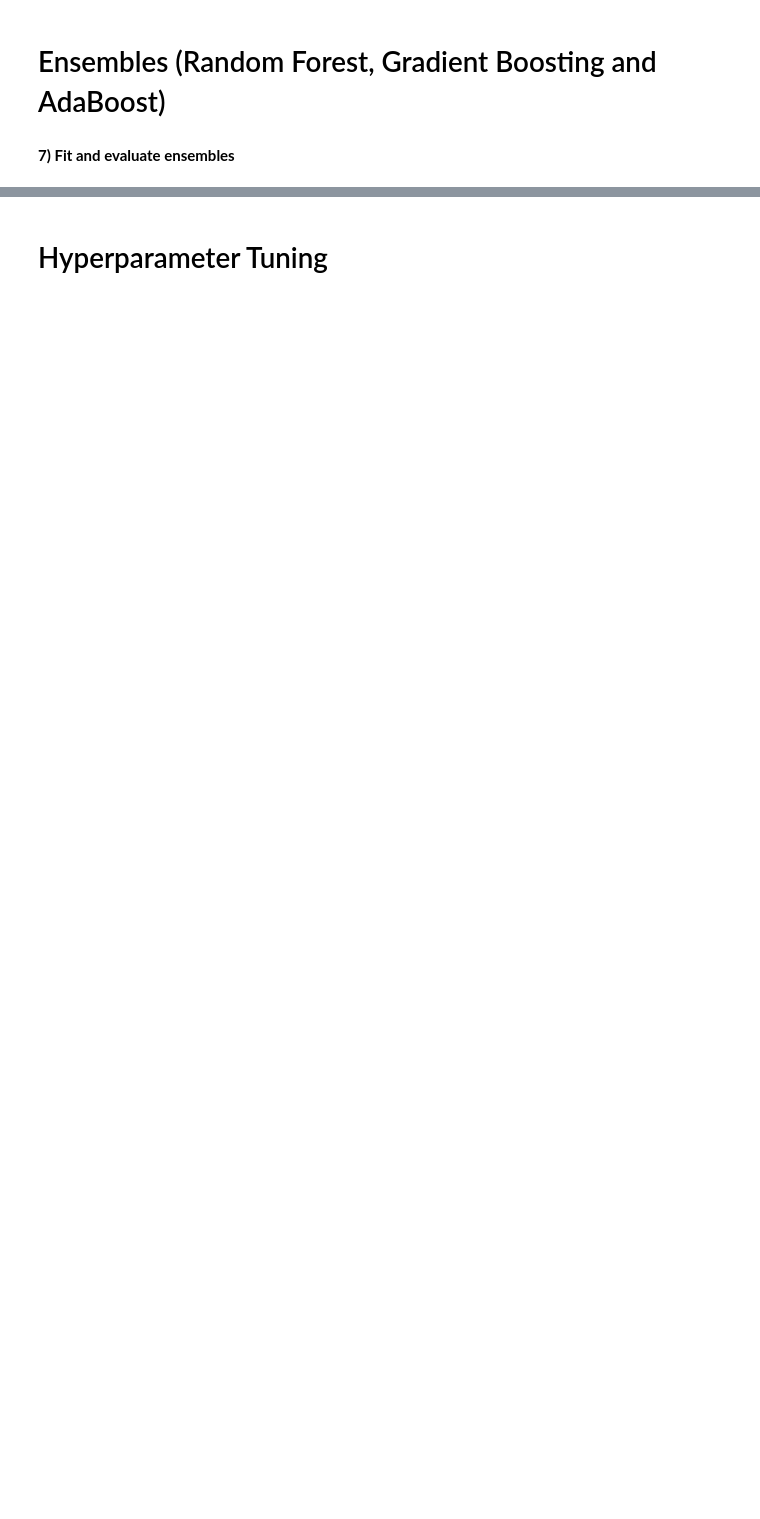
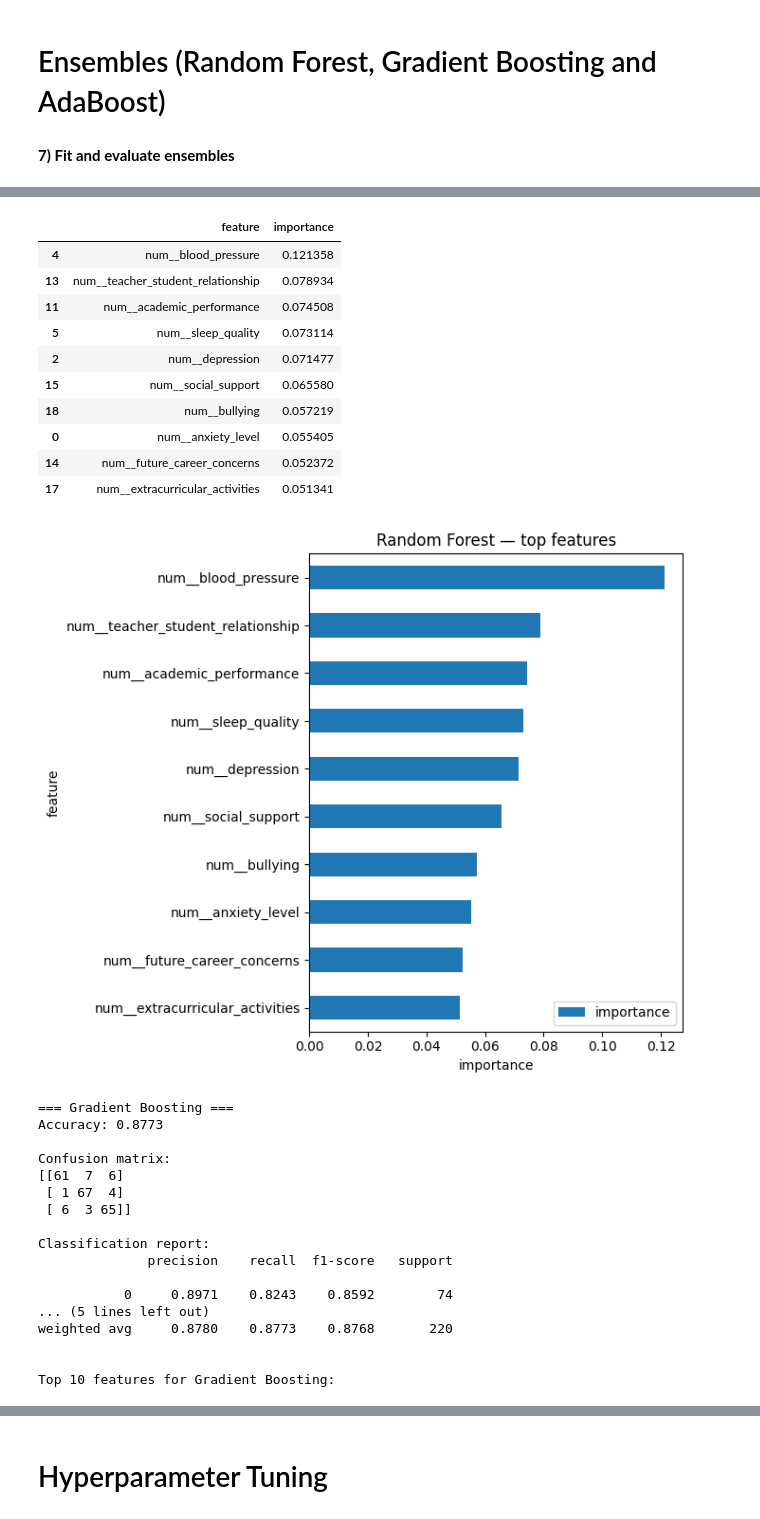
Before and after one commit to luispabloaiello-da/final_project, a Jupyter notebook: notebooks/_main_model_training.ipynb, the cells around one changed output, grey strips where cells are left out. Cells and saved outputs as stored; diff of their text form; code cells hidden in the pictures; blank space fills up the shorter version.

```diff
--- a/notebooks/_main_model_training.ipynb
+++ b/notebooks/_main_model_training.ipynb
@@ -249,12 +296,40 @@ weighted avg     0.8600    0.8591    0.8591       220
 # %% [markdown]
 **7) Fit and evaluate ensembles**
 # %%
-rf = Pipeline([('prep', preprocess), ('model', RandomForestClassifier(n_estimators=200, random_state=42))])
-gb = Pipeline([('prep', preprocess), ('model', GradientBoostingClassifier(random_state=42))])
-ada = Pipeline([('prep', preprocess), ('model', AdaBoostClassifier(n_estimators=200, learning_rate=0.5, random_state=42))])
+# rf = Pipeline([('prep', preprocess), ('model', RandomForestClassifier(n_estimators=200, random_state=42))])
+# gb = Pipeline([('prep', preprocess), ('model', GradientBoostingClassifier(random_state=42))])
+# ada = Pipeline([('prep', preprocess), ('model', AdaBoostClassifier(n_estimators=200, learning_rate=0.5, random_state=42))])
 
-for name, pipe in [('RandomForest', rf), ('GradientBoosting', gb), ('AdaBoost', ada)]:
-    pipe.fit(X_train, y_train)
-    y_pred = pipe.predict(X_test)
-    evaluate_classifier(y_test, y_pred, title=name)   # accuracy + confusion + per-class precision/recall/F
+# for name, pipe in [('RandomForest', rf), ('GradientBoosting', gb), ('AdaBoost', ada)]:
+#     pipe.fit(X_train, y_train)
+#     y_pred = pipe.predict(X_test)
+#     evaluate_classifier(y_test, y_pred, title=name)   # accuracy + confusion + per-class precision/recall/F1
+
+# 1) Baseline (no resampling) -> sklearn Pipeline
+results_base = run_models_with_importances(
+    models={'Random Forest': RandomForestClassifier(n_estimators=200, random_state=42)},
+    preprocess=preprocess,
+    X_train=X_train, y_train=y_train,
+    X_test=X_test,   y_test=y_test,
+    top=10,
+    plot=True
+)
+# 1) Baseline (no resampling) -> sklearn Pipeline
+results_base = run_models_with_importances(
+    models={'Gradient Boosting': GradientBoostingClassifier(random_state=42)},
+    preprocess=preprocess,
+    X_train=X_train, y_train=y_train,
+    X_test=X_test,   y_test=y_test,
+    top=10,
+    plot=True
+)
+# 1) Baseline (no resampling) -> sklearn Pipeline
+results_base = run_models_with_importances(
+    models={'AdaBoost': AdaBoostClassifier(n_estimators=200, learning_rate=0.5, random_state=42)},
+    preprocess=preprocess,
+    X_train=X_train, y_train=y_train,
+    X_test=X_test,   y_test=y_test,
+    top=10,
+    plot=True
+)
 # %% [output]
@@ -277,0 +353,29 @@ weighted avg     0.8894    0.8864    0.8855       220
+|  | feature | importance |
+| 4 | num__blood_pressure | 0.121358 |
+| 13 | num__teacher_student_relationship | 0.078934 |
+| 11 | num__academic_performance | 0.074508 |
+| 5 | num__sleep_quality | 0.073114 |
+| 2 | num__depression | 0.071477 |
+| 15 | num__social_support | 0.065580 |
+| 18 | num__bullying | 0.057219 |
+| 0 | num__anxiety_level | 0.055405 |
+| 14 | num__future_career_concerns | 0.052372 |
+| 17 | num__extracurricular_activities | 0.051341 |
+[figure, added]
+=== Gradient Boosting ===
+Accuracy: 0.8773
+
+Confusion matrix:
+[[61  7  6]
+ [ 1 67  4]
+ [ 6  3 65]]
+
+Classification report:
+              precision    recall  f1-score   support
+
+           0     0.8971    0.8243    0.8592        74
+... (5 lines left out)
+weighted avg     0.8780    0.8773    0.8768       220
+
+
+Top 10 features for Gradient Boosting:
```
Also changed, not shown: parts of 8 cells of this notebook, 6 other files.
